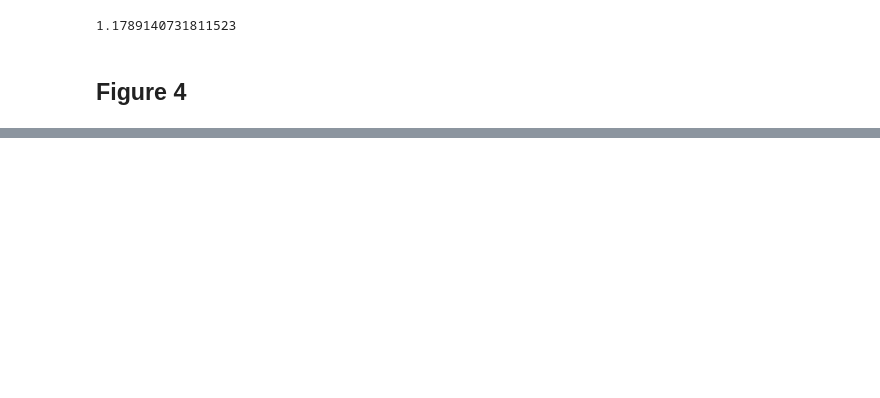
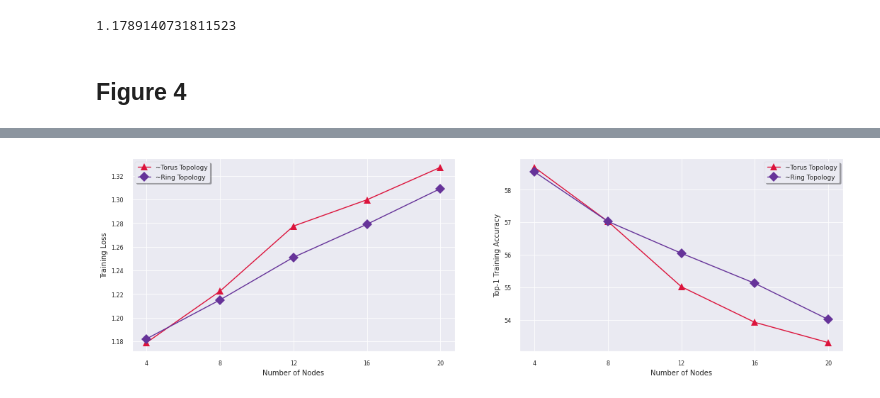
Before and after one commit to arjunarao619/Decent_Opt, a Jupyter notebook: Topology_Experiments.ipynb, the cells around one changed output, grey strips where cells are left out. Drawn from its saved outputs; the diff is of its cells as text; code cells hidden in the pictures; blank space fills up the shorter version.

```diff
--- a/Topology_Experiments.ipynb
+++ b/Topology_Experiments.ipynb
@@ -319,0 +268,79 @@ array([0., 0., 0., 0., 0., 0., 0., 0., 0., 0.])
+# %%
+#torus
+n4 = '/home/aarao8/choco_2/ChocoSGD/dl_code/data/checkpoint/cifar10/mlp/test/node_exps/trial1_0p95/1621936821_lr-0.1_epochs-300_batchsize-128_num_mpi_process_4_topology-torus_comm_info-compress_top_k-0.95__dataset-cifar10_unit-256/'
+n8 = '/home/aarao8/choco_2/ChocoSGD/dl_code/data/checkpoint/cifar10/mlp/test/node_exps/trial1_0p95/1621939288_lr-0.1_epochs-300_batchsize-128_num_mpi_process_8_topology-torus_comm_info-compress_top_k-0.95__dataset-cifar10_unit-256/'
+n12 = '/home/aarao8/choco_2/ChocoSGD/dl_code/data/checkpoint/cifar10/mlp/test/node_exps/trial1_0p95/1621941430_lr-0.1_epochs-300_batchsize-128_num_mpi_process_12_topology-torus_comm_info-compress_top_k-0.95__dataset-cifar10_unit-256/'
+n16 = '/home/aarao8/choco_2/ChocoSGD/dl_code/data/checkpoint/cifar10/mlp/test/node_exps/trial1_0p95/1621943839_lr-0.1_epochs-300_batchsize-128_num_mpi_process_16_topology-torus_comm_info-compress_top_k-0.95__dataset-cifar10_unit-256/'
+n20 = '/home/aarao8/choco_2/ChocoSGD/dl_code/data/checkpoint/cifar10/mlp/test/node_exps/trial1_0p95/1621946327_lr-0.1_epochs-300_batchsize-128_num_mpi_process_20_topology-torus_comm_info-compress_top_k-0.95__dataset-cifar10_unit-256/'
+
+#ring
+r4 = '/home/aarao8/choco_2/ChocoSGD/dl_code/data/checkpoint/cifar10/mlp/test/node_exps/trial1_0p95/1621925565_lr-0.1_epochs-300_batchsize-128_num_mpi_process_4_topology-ring_comm_info-compress_top_k-0.95__dataset-cifar10_unit-256'
+r8 = '/home/aarao8/choco_2/ChocoSGD/dl_code/data/checkpoint/cifar10/mlp/test/node_exps/trial1_0p95/1621928001_lr-0.1_epochs-300_batchsize-128_num_mpi_process_8_topology-ring_comm_info-compress_top_k-0.95__dataset-cifar10_unit-256/'
+r12 = '/home/aarao8/choco_2/ChocoSGD/dl_code/data/checkpoint/cifar10/mlp/test/node_exps/trial1_0p95/1621930132_lr-0.1_epochs-300_batchsize-128_num_mpi_process_12_topology-ring_comm_info-compress_top_k-0.95__dataset-cifar10_unit-256/'
+r16 = '/home/aarao8/choco_2/ChocoSGD/dl_code/data/checkpoint/cifar10/mlp/test/node_exps/trial1_0p95/1621932510_lr-0.1_epochs-300_batchsize-128_num_mpi_process_16_topology-ring_comm_info-compress_top_k-0.95__dataset-cifar10_unit-256/'
+r20 = '/home/aarao8/choco_2/ChocoSGD/dl_code/data/checkpoint/cifar10/mlp/test/node_exps/trial1_0p95/1621934823_lr-0.1_epochs-300_batchsize-128_num_mpi_process_20_topology-ring_comm_info-compress_top_k-0.95__dataset-cifar10_unit-256/'
+
+temp = [n4,n8,n12,n16,n20,
+       r4,r8,r12,r16,r20]
+labels = ['n4t', 'n8t', 'n12t', 'n16t', 'n20t', 'n4r','n8r','n12r', 'n16r', 'n20r']
+loss_dict,acc_dict = gather_loss2(temp,labels,threshold=2.0)
+
+# for i in range(len(labels)):
+#     acc_dict[labels[i]] = [x for x in acc_dict[labels[i]] if not np.isnan(x)]
+#     loss_dict[labels[i]] = [x for x in loss_dict[labels[i]] if not np.isnan(x)]
+
+
+
+stopat = len(loss_dict['n4t']['final_loss'])
+
+min_loss_t = [min(loss_dict['n20t']['final_loss'][:stopat]), min(loss_dict['n16t']['final_loss'][:stopat]), min(loss_dict['n12t']['final_loss'][:stopat]),
+           min(loss_dict['n8t']['final_loss'][:stopat]), min(loss_dict['n4t']['final_loss'][:stopat])][::-1]
+
+
+max_acc_t = [max(acc_dict['n20t']['final_acc'][:stopat]), max(acc_dict['n16t']['final_acc'][:stopat]), max(acc_dict['n12t']['final_acc'][:stopat]), max(acc_dict['n8t']['final_acc'][:stopat]),
+           max(acc_dict['n4t']['final_acc'][:stopat])][::-1]
+
+final_loss_t = [loss_dict['n20t']['final_loss'][:stopat][-1], loss_dict['n16t']['final_loss'][:stopat][-1], loss_dict['n12t']['final_loss'][:stopat][-1],
+           loss_dict['n8t']['final_loss'][:stopat][-1], loss_dict['n4t']['final_loss'][:stopat][-1]][::-1]
+
+
+final_acc_t = [acc_dict['n20t']['final_acc'][:stopat][-1], acc_dict['n16t']['final_acc'][:stopat][-1], acc_dict['n12t']['final_acc'][:stopat][-1], acc_dict['n8t']['final_acc'][:stopat][-1],
+           acc_dict['n4t']['final_acc'][:stopat][-1]][::-1]
+
+###########
+min_loss_r = [min(loss_dict['n20r']['final_loss'][:stopat]), min(loss_dict['n16r']['final_loss'][:stopat]), min(loss_dict['n12r']['final_loss'][:stopat]),
+           min(loss_dict['n8r']['final_loss'][:stopat]), min(loss_dict['n4r']['final_loss'][:stopat])][::-1]
+
+
+max_acc_r = [max(acc_dict['n20r']['final_acc'][:stopat]), max(acc_dict['n16r']['final_acc'][:stopat]),  max(acc_dict['n12r']['final_acc'][:stopat]), max(acc_dict['n8t']['final_acc'][:stopat]),
+           max(acc_dict['n4r']['final_acc'][:stopat])][::-1]
+
+final_loss_r = [loss_dict['n20r']['final_loss'][:stopat][-1], loss_dict['n16r']['final_loss'][:stopat][-1], loss_dict['n12r']['final_loss'][:stopat][-1],
+           loss_dict['n8r']['final_loss'][:stopat][-1], loss_dict['n4r']['final_loss'][:stopat][-1]][::-1]
+
+
+final_acc_r = [acc_dict['n20r']['final_acc'][:stopat][-1], acc_dict['n16r']['final_acc'][:stopat][-1], acc_dict['n12r']['final_acc'][:stopat][-1], acc_dict['n8r']['final_acc'][:stopat][-1],
+           acc_dict['n4r']['final_acc'][:stopat][-1]][::-1]
+
+
+nodes = [4,8,12,16,20]
+nodes2 = [4,8,12,20]
+fig, ax = plt.subplots(1, 2,figsize=(18,5))
+ax[1].plot(nodes, max_acc_t,'-',color='crimson', markevery=True, marker = '^',markersize=10,label = '~Torus Topology')
+ax[1].plot(nodes, max_acc_r,'-',color='rebeccapurple', markevery=True, marker = 'D',markersize=10,label = '~Ring Topology')
+ax[1].set_xticks([4,8,12,16,20])
+
+ax[0].plot(nodes, min_loss_t,'-',color='crimson', markevery=True, marker = '^',markersize=10,label = '~Torus Topology')
+ax[0].plot(nodes, min_loss_r,'-',color='rebeccapurple', markevery=True, marker = 'D',markersize=10,label = '~Ring Topology')
+ax[0].set_xticks([4,8,12,16,20])
+ax[0].legend(prop={'size': 9},
+          ncol=1, fancybox=True, shadow=True)
+ax[1].legend(prop={'size': 9},
+          ncol=1, fancybox=True, shadow=True)
+ax[0].set_xlabel('Number of Nodes',fontsize=10)
+ax[1].set_xlabel('Number of Nodes',fontsize=10)
+ax[0].set_ylabel('Training Loss',fontsize=10)
+ax[1].set_ylabel('Top-1 Training Accuracy',fontsize=10)
+plt.show()
+# %% [output]
+[figure, added]
```
Also changed, not shown: parts of 14 cells of this notebook, 4 other files.
